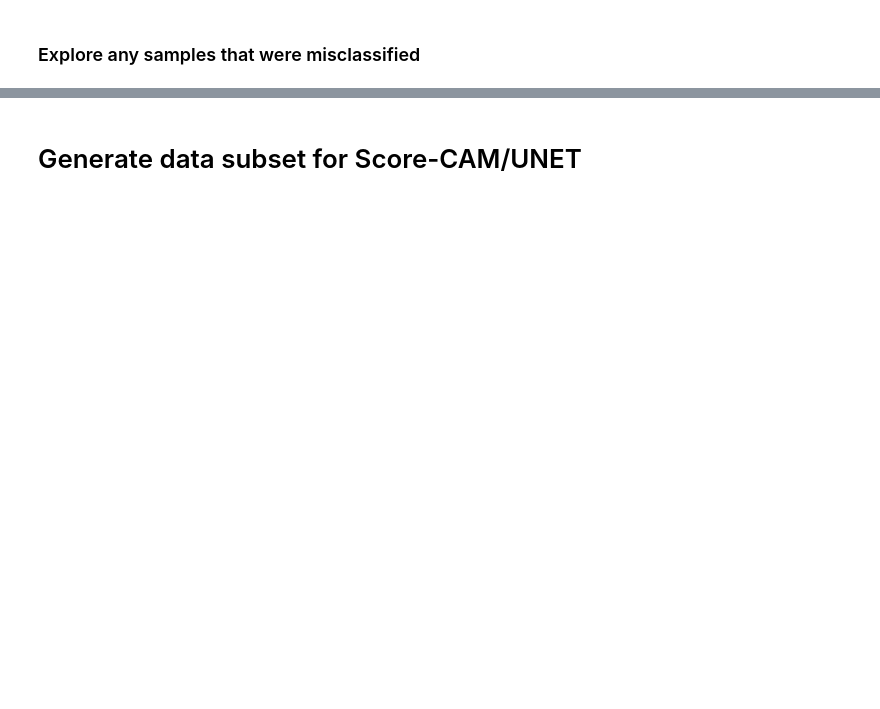
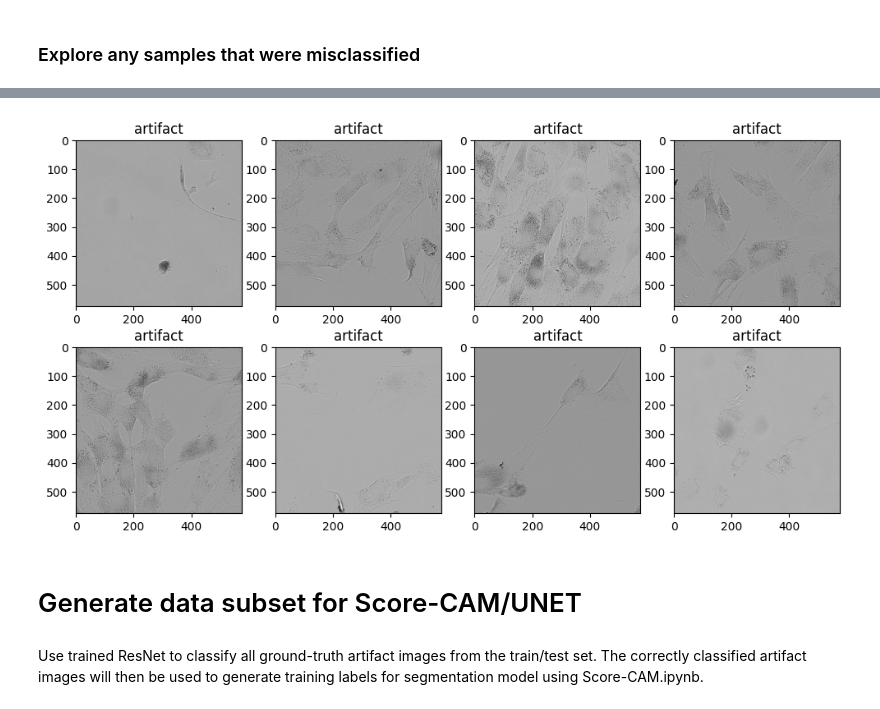
Before and after one commit to Ebony-Watson/Automatic_Imaging_Artifact_Masking, a Jupyter notebook: ResNet50_Artifact_Classifier.ipynb, the cells around one changed output, grey strips where cells are left out. Cells and saved outputs as stored; diff of their text form; code cells hidden in the pictures; blank space fills up the shorter version.

```diff
--- a/ResNet50_Artifact_Classifier.ipynb
+++ b/ResNet50_Artifact_Classifier.ipynb
@@ -166,10 +185,2 @@ plt.show()
 # %% [markdown]
 ### Explore any samples that were misclassified
-# %%
-indices = [i for i in range(len(y_test)) if (y_test[i]!=y_pred_bool[i]).all()]
-
-for image in test_Images[indices]:
-    plt.figure()
-    img = cv2.imread(os.path.join(testdir_name,image), -1)
-    plt.title(image, loc = "right")
-    plt.imshow(img, cmap='gray')
@@ -183,21 +189,20 @@ for image in test_Images[indices]:
+# %%
+imgs = [] #create an empty list called v_slice
+name = []
+for image in test_Images[indices]:
+    img = cv2.imread(os.path.join(testdir_name,image), -1) #Here I load the same image 4 times-replace this  with code that generates images
+    imgs.append(img)
+    name.append(image.split('/')[0])
 # %%
-import math
-import os
-import cv2
-import matplotlib.pyplot as plt
-
 n_plots = len(indices) # (or however many you programatically figure out you need)
 n_cols = 4
 n_rows = (n_plots + 1) // n_cols
 
-
-imgs = [] #create an empty list called v_slice
-for image in test_Images[indices]:
-    img = cv2.imread(os.path.join(testdir_name,image), -1) #Here I load the same image 4 times-replace this  with code that generates images
-    imgs.append(img)
-
-_, axs = plt.subplots(n_row, n_col, figsize=(12, 12))
+_, axs = plt.subplots(n_rows, n_cols, figsize=(12, 6))
 axs = axs.flatten()
-for img, ax in zip(imgs, axs):
+for img, nm, ax in zip(imgs, name, axs):
     ax.imshow(img, cmap='gray')
+    ax.set_title(nm) #show what the true class should be
 plt.show()
+# %% [output]
+[figure, added]
@@ -226,3 +209,5 @@ for n, image in enumerate(os.listdir(image_dir)):
 # %% [markdown]
 # Generate data subset for Score-CAM/UNET
+# %% [markdown]
+Use trained ResNet to classify all ground-truth artifact images from the train/test set. The correctly classified artifact images will then be used to generate training labels for segmentation model using Score-CAM.ipynb.
 # %%
```
Also changed, not shown: parts of 16 cells of this notebook, 8 other files.
